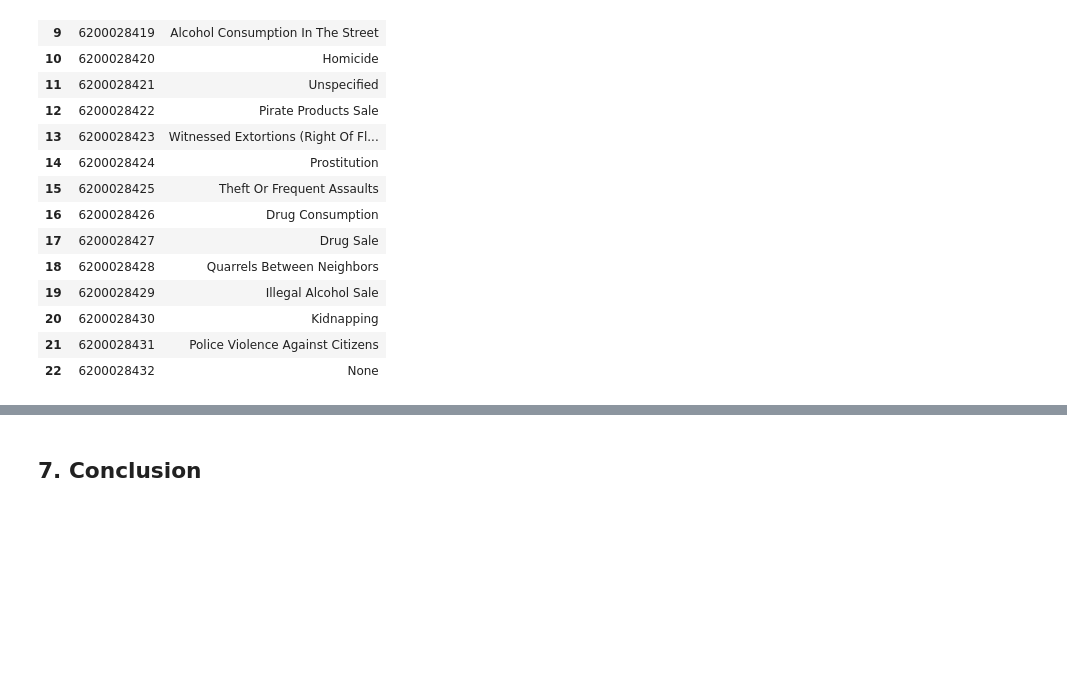
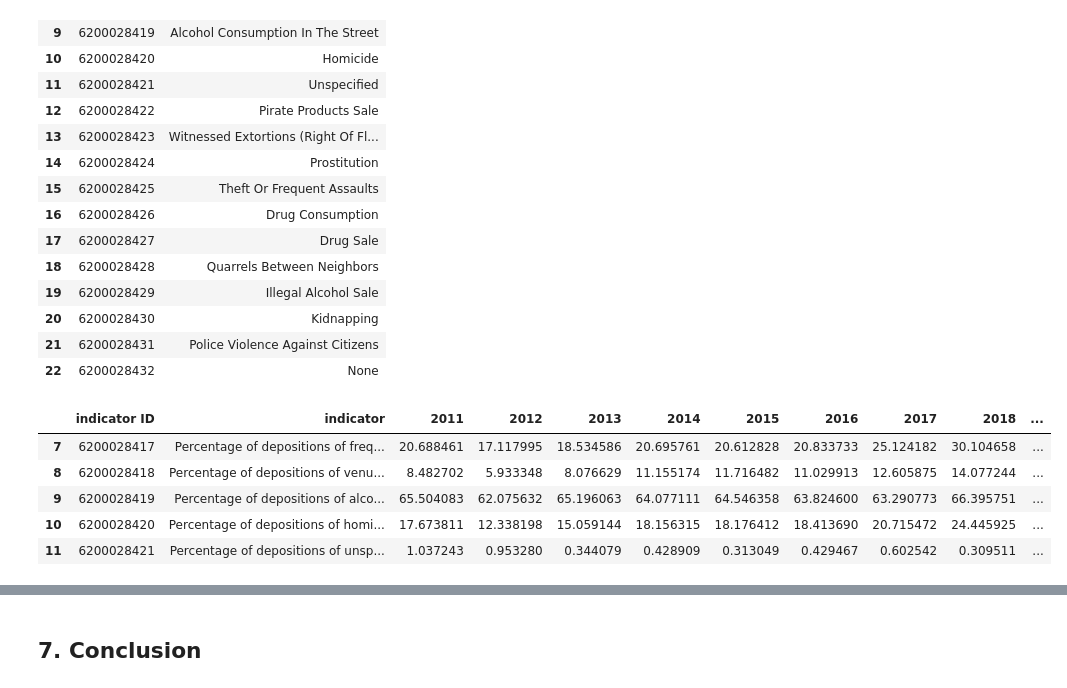
Before and after one commit to irenecelebrin/programming-for-data-analytics, a Jupyter notebook: project/project.ipynb, the cells around one changed output, grey strips where cells are left out. Cells and saved outputs as stored; diff of their text form; code cells hidden in the pictures; blank space fills up the shorter version.

```diff
--- a/project/project.ipynb
+++ b/project/project.ipynb
@@ -986,13 +1020,6 @@ plt.show()
 # %%
-# select subset for depositions
+# show crime rates
 depositions = data[(data['indicator'].str.contains('depositions of') |data['indicator'].str.contains('witnessed') ) & (data['state ID'] == 0)]
 
-# select only 2 columns: indicator, 2025
-depositions = depositions.loc[:,['state','indicator ID','indicator','2025']]
-
-# set indicator as index
-depositions.set_index('indicator ID', inplace = True)
-
-# preview
-depositions.head()
+depositions.head(1)
 # %% [output]
@@ -1005,0 +1028,6 @@ depositions.head()
+# %%
+col_to_remove = ['state ID', 'state', 'unit of measure']
+
+depositions = depositions.drop(columns = col_to_remove)
+
+depositions.head(1)
@@ -1009,5 +1040,3 @@ depositions.head()
 # see: https://pandas.pydata.org/docs/reference/api/pandas.Series.str.title.html#pandas.Series.str.title
 depositions['Offense'] = depositions['indicator'].str.replace('Percentage of', '', regex = False)
 depositions['Offense'] = depositions['Offense'].str.replace('depositions of', '', regex = False).str.title()
-# %%
-depositions['Rate'] = depositions['2025'].round(decimals=1)
@@ -1084,21 +1069,27 @@ none = [6200028432]
 # %%
 def classify_trend(row):
     indicator = row['indicator ID']
 
     if indicator in violent:
         return 'violent'
     elif indicator in non_violent:
         return 'non_violent'
     elif indicator in none:
         return 'stable'
     else:
         return ''
 
 # add trends to dataframe. see: https://pandas.pydata.org/docs/reference/api/pandas.DataFrame.apply.html
-all_depositions['offense type'] = all_depositions.apply(classify_trend, axis=1)
+depositions['offense type'] = depositions.apply(classify_trend, axis=1)
 
-all_depositions.head(5)
-all_depositions.to_csv('./data/depositions.csv', index=False)
+depositions.head(5)
+# %% [output]
+|  | indicator ID | indicator | 2011 | 2012 | 2013 | 2014 | 2015 | 2016 | 2017 | 2018 | ... |
+| 7 | 6200028417 | Percentage of depositions of freq... | 20.688461 | 17.117995 | 18.534586 | 20.695761 | 20.612828 | 20.833733 | 25.124182 | 30.104658 | ... |
+| 8 | 6200028418 | Percentage of depositions of venu... | 8.482702 | 5.933348 | 8.076629 | 11.155174 | 11.716482 | 11.029913 | 12.605875 | 14.077244 | ... |
+| 9 | 6200028419 | Percentage of depositions of alco... | 65.504083 | 62.075632 | 65.196063 | 64.077111 | 64.546358 | 63.824600 | 63.290773 | 66.395751 | ... |
+| 10 | 6200028420 | Percentage of depositions of homi... | 17.673811 | 12.338198 | 15.059144 | 18.156315 | 18.176412 | 18.413690 | 20.715472 | 24.445925 | ... |
+| 11 | 6200028421 | Percentage of depositions of unsp... | 1.037243 | 0.953280 | 0.344079 | 0.428909 | 0.313049 | 0.429467 | 0.602542 | 0.309511 | ... |
 # %%
 # assuming your dataframe is called df
 
```
Also changed, not shown: parts of 26 cells of this notebook.
